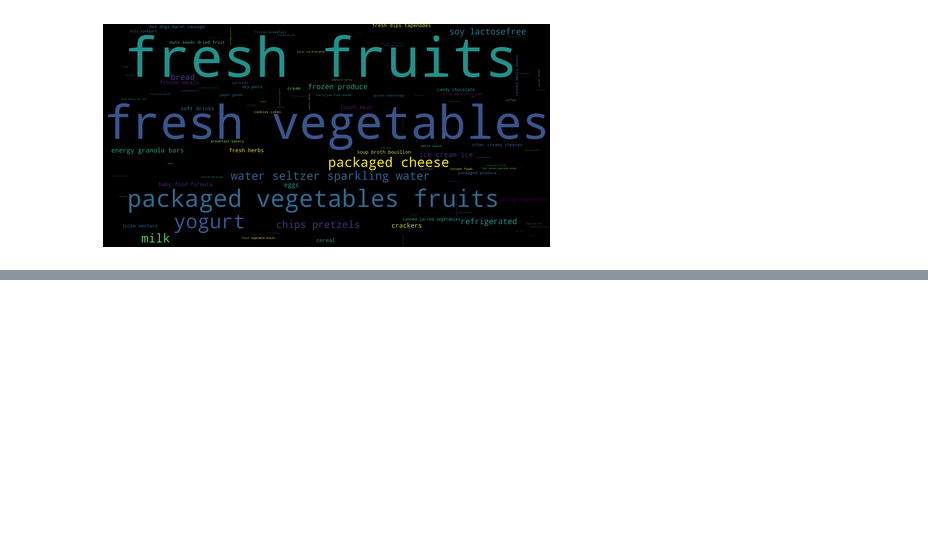
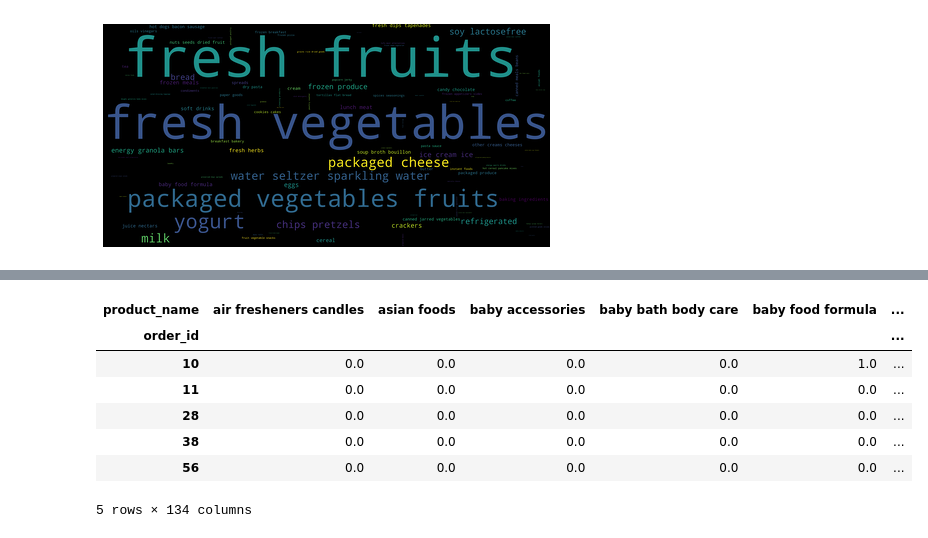
Before and after one commit to LorenzoPigozzi/Business_Cases, a Jupyter notebook: Case 3/BC3-Phuc.ipynb, the cells around one changed output, grey strips where cells are left out. Saved outputs shown, nothing was run; the diff lists cells and outputs as text; code cells hidden in the pictures; blank space fills up the shorter version.

```diff
--- a/Case 3/BC3-Phuc.ipynb
+++ b/Case 3/BC3-Phuc.ipynb
@@ -157,0 +191,14 @@ plt.show()
+# %%
+# Pivot the data - lines as orders and products as columns
+pt = pd.pivot_table(df, index='order_id', columns='product_name',
+                    aggfunc=lambda x: 1 if len(x)>0 else 0).fillna(0)
+pt.head()
+# %% [output]
+| product_name | air fresheners candles | asian foods | baby accessories | baby bath body care | baby food formula | ... |
+| order_id |  |  |  |  |  | ... |
+| 10 | 0.0 | 0.0 | 0.0 | 0.0 | 1.0 | ... |
+| 11 | 0.0 | 0.0 | 0.0 | 0.0 | 0.0 | ... |
+| 28 | 0.0 | 0.0 | 0.0 | 0.0 | 0.0 | ... |
+| 38 | 0.0 | 0.0 | 0.0 | 0.0 | 0.0 | ... |
+| 56 | 0.0 | 0.0 | 0.0 | 0.0 | 0.0 | ... |
+5 rows × 134 columns
```
Also changed, not shown: parts of 10 cells of this notebook.
